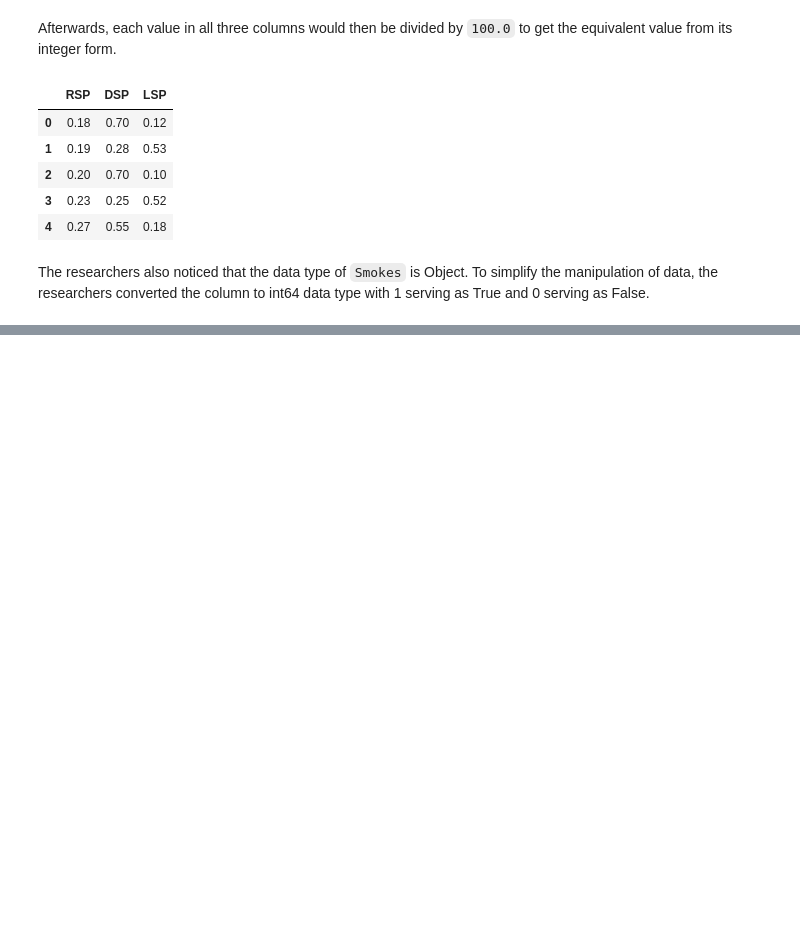
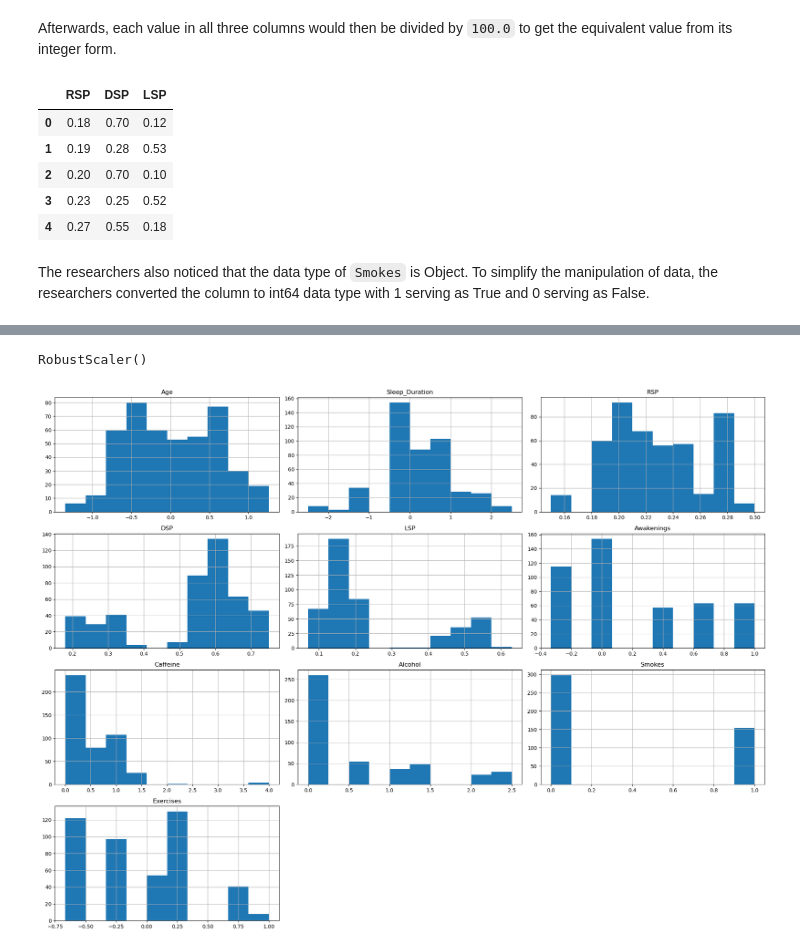
Before and after one commit to francisisip/SereniGuide, a Jupyter notebook: SereniGuide.ipynb, the cells around one changed output, grey strips where cells are left out. Cells and saved outputs as stored; diff of their text form; code cells hidden in the pictures; blank space fills up the shorter version.

```diff
--- a/SereniGuide.ipynb
+++ b/SereniGuide.ipynb
@@ -337,0 +458,10 @@ memory usage: 39.0 KB
+# %%
+# Conversion factor
+oz_to_g = 28.3495
+g_to_mg = 1000
+
+#Convert oz to mg
+sleep_df['Alcohol'] = sleep_df['Alcohol'] * oz_to_g * g_to_mg
+
+#display dataframe
+display(sleep_df)
@@ -337,0 +503,24 @@ memory usage: 39.0 KB
+# %%
+from sklearn.preprocessing import RobustScaler
+
+# Initialize the RobustScaler
+scaler = RobustScaler()
+# %%
+# Get the columns Age, Sleep_Duration, Awakenings, Caffeine, Alcohol, and Exercises
+columns = ['Age', 'Sleep_Duration', 'Awakenings', 'Caffeine', 'Alcohol','Exercises']
+sleep_df_to_normal = sleep_df[columns]
+
+# Fit the scaler to your data
+scaler.fit(sleep_df_to_normal)
+# %% [output]
+RobustScaler()
+# %%
+# Transform the data using the scaler
+sleep_df[sleep_df_to_normal.columns] = scaler.transform(sleep_df_to_normal)
+# %%
+# Plot the distribution of each column in the DataFrame
+sleep_df.hist(figsize=(20, 15))
+plt.tight_layout()  # Adjust layout to prevent overlapping
+plt.show()
+# %% [output]
+[figure, added]
```
Also changed, not shown: parts of 40 cells of this notebook.
